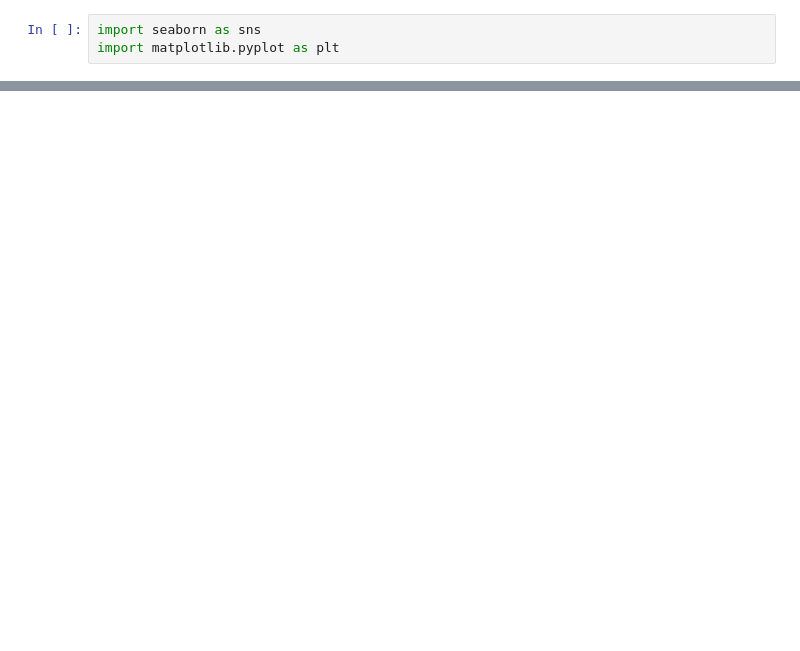
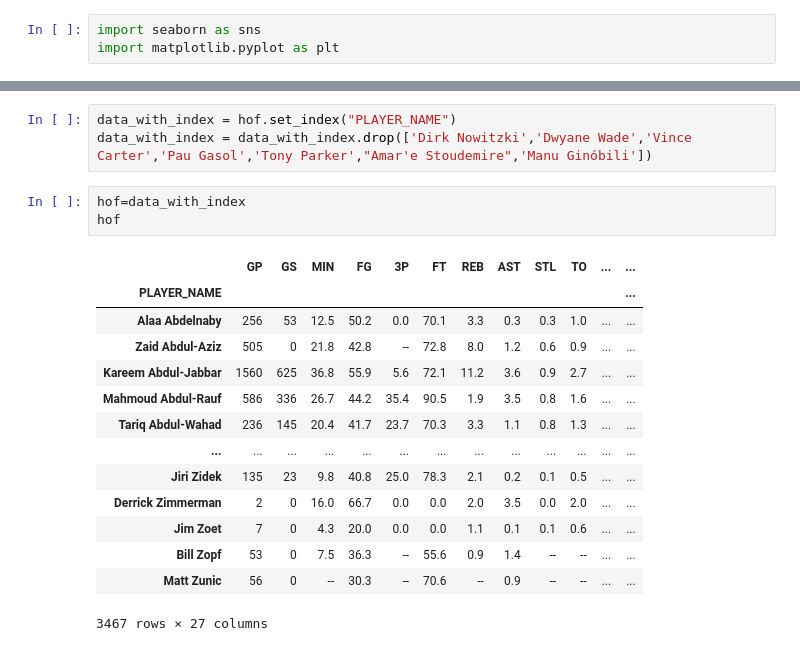
Before and after one commit to Kfirul/NBA-Hall-Of-Fame, a Jupyter notebook: NBA - HOF project.ipynb, the cells around one changed output, grey strips where cells are left out. Saved outputs shown, nothing was run; the diff lists cells and outputs as text; blank space fills up the shorter version.

```diff
--- a/NBA - HOF project.ipynb
+++ b/NBA - HOF project.ipynb
@@ -113,0 +164,21 @@ Text(0.5, 1.0, 'Data separate by Hall of fame memebership or not count')
+# %%
+data_with_index = hof.set_index("PLAYER_NAME")
+data_with_index = data_with_index.drop(['Dirk Nowitzki','Dwyane Wade','Vince Carter','Pau Gasol','Tony Parker',"Amar'e Stoudemire",'Manu Ginóbili'])
+# %%
+hof=data_with_index
+hof
+# %% [output]
+|  | GP | GS | MIN | FG | 3P | FT | REB | AST | STL | TO | ... | ... |
+| PLAYER_NAME |  |  |  |  |  |  |  |  |  |  |  | ... |
+| Alaa Abdelnaby | 256 | 53 | 12.5 | 50.2 | 0.0 | 70.1 | 3.3 | 0.3 | 0.3 | 1.0 | ... | ... |
+| Zaid Abdul-Aziz | 505 | 0 | 21.8 | 42.8 | -- | 72.8 | 8.0 | 1.2 | 0.6 | 0.9 | ... | ... |
+| Kareem Abdul-Jabbar | 1560 | 625 | 36.8 | 55.9 | 5.6 | 72.1 | 11.2 | 3.6 | 0.9 | 2.7 | ... | ... |
+| Mahmoud Abdul-Rauf | 586 | 336 | 26.7 | 44.2 | 35.4 | 90.5 | 1.9 | 3.5 | 0.8 | 1.6 | ... | ... |
+| Tariq Abdul-Wahad | 236 | 145 | 20.4 | 41.7 | 23.7 | 70.3 | 3.3 | 1.1 | 0.8 | 1.3 | ... | ... |
+| ... | ... | ... | ... | ... | ... | ... | ... | ... | ... | ... | ... | ... |
+| Jiri Zidek | 135 | 23 | 9.8 | 40.8 | 25.0 | 78.3 | 2.1 | 0.2 | 0.1 | 0.5 | ... | ... |
+| Derrick Zimmerman | 2 | 0 | 16.0 | 66.7 | 0.0 | 0.0 | 2.0 | 3.5 | 0.0 | 2.0 | ... | ... |
+| Jim Zoet | 7 | 0 | 4.3 | 20.0 | 0.0 | 0.0 | 1.1 | 0.1 | 0.1 | 0.6 | ... | ... |
+| Bill Zopf | 53 | 0 | 7.5 | 36.3 | -- | 55.6 | 0.9 | 1.4 | -- | -- | ... | ... |
+| Matt Zunic | 56 | 0 | -- | 30.3 | -- | 70.6 | -- | 0.9 | -- | -- | ... | ... |
+3467 rows × 27 columns
```
Also changed, not shown: parts of 14 cells of this notebook.
